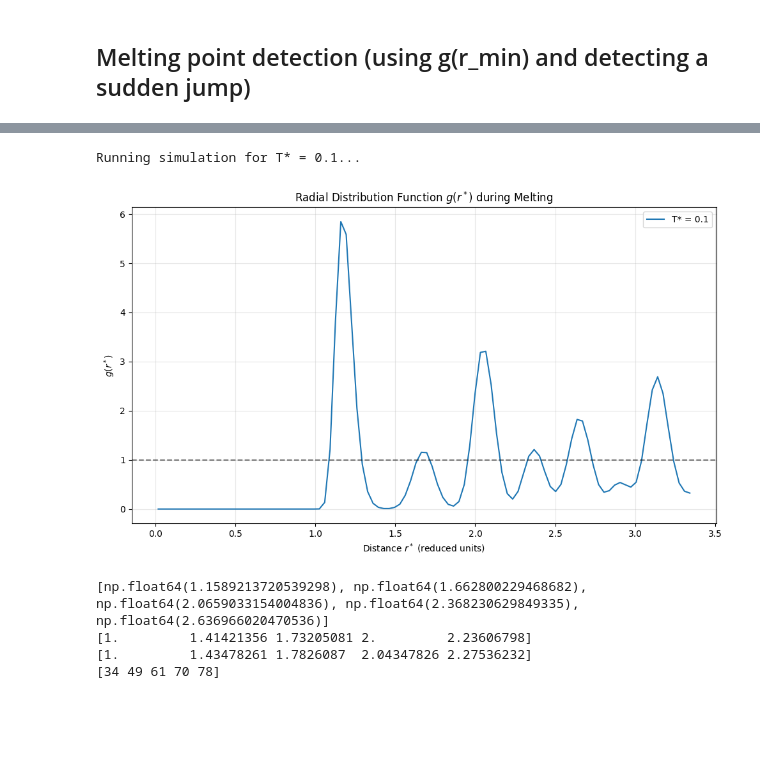
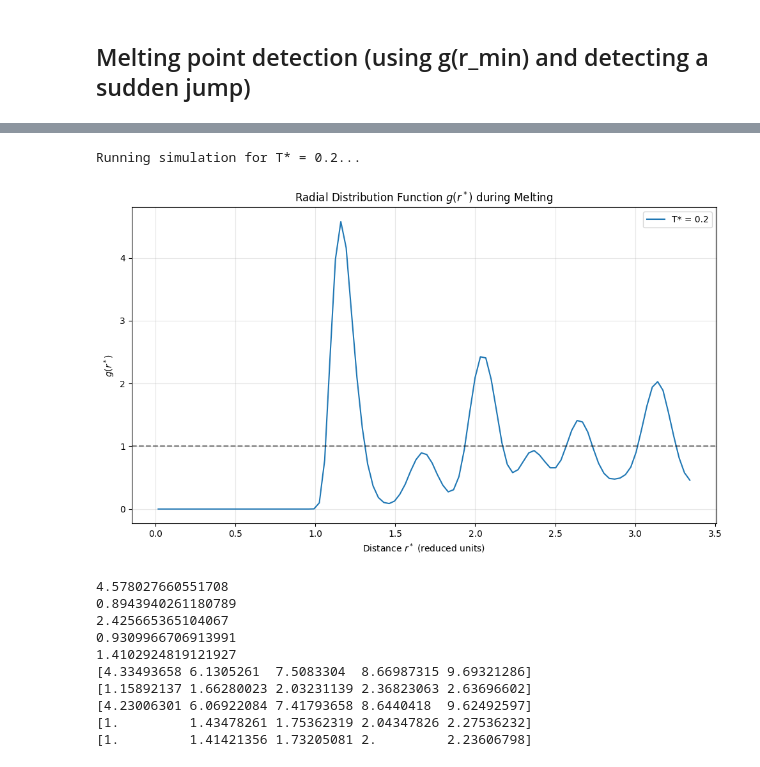
Before and after one commit to Tanish-Verma/md_Engine, a Jupyter notebook: applications.ipynb, the cells around one changed output, grey strips where cells are left out. Saved outputs shown, nothing was run; the diff lists cells and outputs as text; code cells hidden in the pictures; blank space fills up the shorter version.

```diff
--- a/applications.ipynb
+++ b/applications.ipynb
@@ -350,9 +344,9 @@ neighbour_list   = update_neighbor_list(pos, L, r_skin_sq)
 pe, force        = calculate_forces_optimized(pos, neighbour_list, L, r_cutoff_sq)
 pos_ref          = pos.copy()
 rebuild_threshold_sq = 0.25 * (r_skin - r_cutoff) ** 2
-temperatures = [0.1]
-equilibration_steps = 1000
-production_steps = 1000
+temperatures = [0.2]
+equilibration_steps = 2000
+production_steps = 2000
 dt = 0.005
 r_max = L / 2.0  # Max distance is half the box length
 dr = r_max / 100.0  # 100 bins
@@ -391,35 +385,35 @@ for T_target in temperatures:
         pos, vel, pe, force = velocity_verlet_step_opt(pos, vel, force, dt, L, r_cutoff_sq, neighbour_list)
 
         disp_sq = np.sum((pos - pos_ref)**2, axis=1)
         if np.any(disp_sq > rebuild_threshold_sq):
             neighbour_list = update_neighbor_list(pos, L, r_skin_sq)
             pos_ref = pos.copy()
 
         # Collect g(r) periodically to avoid highly correlated data (e.g., every 10 steps)
         if step % 10 == 0:
             r_centers, g_r_current = calculate_rdf(pos, L, dr, r_max)
             g_r_accumulated += g_r_current
             collection_count += 1
 
     # Average the collected g(r) data
     g_r_avg = g_r_accumulated / collection_count
 
     # Plot this temperature's g(r)
     # NOTE: Before final submission, multiply r_centers by your chosen gas's sigma (in Å)
     plt.plot(r_centers, g_r_avg, label=f'T* = {T_target}')
 
 # Finalize the plot
 plt.title('Radial Distribution Function $g(r^*)$ during Melting')
 plt.xlabel('Distance $r^*$ (reduced units)')
 plt.ylabel('$g(r^*)$')
 plt.axhline(1.0, color='black', linestyle='--', alpha=0.5) # Asymptote reference line
 plt.legend()
 plt.grid(True, alpha=0.3)
 plt.tight_layout()
 plt.show()
 # %% [output]
-Running simulation for T* = 0.1...
+Running simulation for T* = 0.2...
-[figure, old version]
+[figure, new version]
 # %%
 n = 5
 temp = n
@@ -431,22 +425,33 @@ j = 0
 for i in range(1, len(g_r_avg)-1):
     if((g_r_avg[i] >= g_r_avg[i-1] and g_r_avg[i] > g_r_avg[i+1]) or (g_r_avg[i] > g_r_avg[i-1] and g_r_avg[i] >= g_r_avg[i+1])):
         first_n_maxima.append(r_centers[i])
+        print(g_r_avg[i])
         if(peak_indx_list[j] == 0):
             peak_indx_list[j] = i
             j += 1
         temp -= 1
         if(temp==0): break
-print(first_n_maxima)
+sig = 3.65
 a = L/n_cells
 a_arr = np.array([a*np.sqrt(i/2) for i in range(1, n+1)])
+first_n_maxima = np.array(first_n_maxima)
+# print(a_arr)
+print(a_arr*sig)
+print(first_n_maxima)
+print(first_n_maxima*sig)
+print(first_n_maxima/first_n_maxima[0])
 print(a_arr/a_arr[0])
-print(first_n_maxima/first_n_maxima[0])
-print(peak_indx_list)
 # %% [output]
-[np.float64(1.1589213720539298), np.float64(1.662800229468682), np.float64(2.0659033154004836), np.float64(2.368230629849335), np.float64(2.636966020470536)]
+4.578027660551708
+0.8943940261180789
+2.425665365104067
+0.9309966706913991
+1.4102924819121927
+[4.33493658 6.1305261  7.5083304  8.66987315 9.69321286]
+[1.15892137 1.66280023 2.03231139 2.36823063 2.63696602]
+[4.23006301 6.06922084 7.41793658 8.6440418  9.62492597]
+[1.         1.43478261 1.75362319 2.04347826 2.27536232]
 [1.         1.41421356 1.73205081 2.         2.23606798]
-[1.         1.43478261 1.7826087  2.04347826 2.27536232]
-[34 49 61 70 78]
 # %%
 # first_peak_idx = np.argmax(g_r_avg)
 
```
Also changed, not shown: parts of 2 cells of this notebook, 1 other file.
